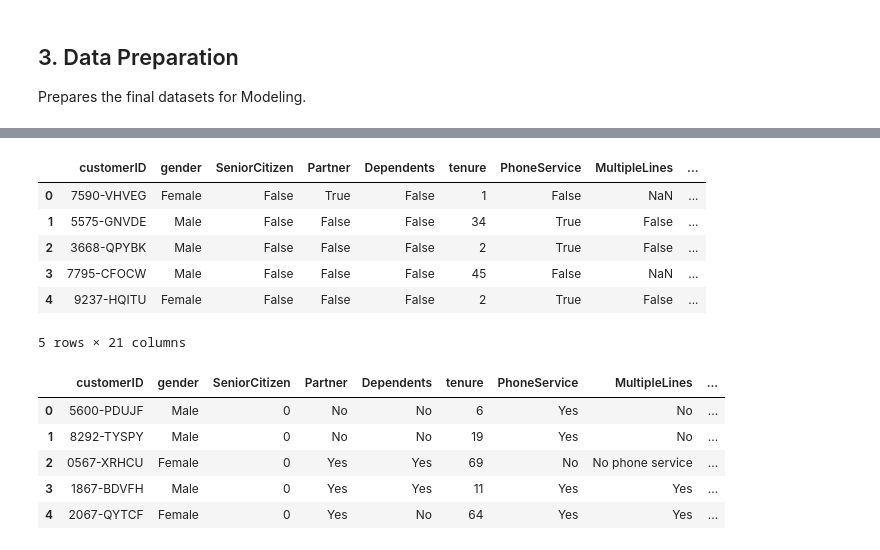
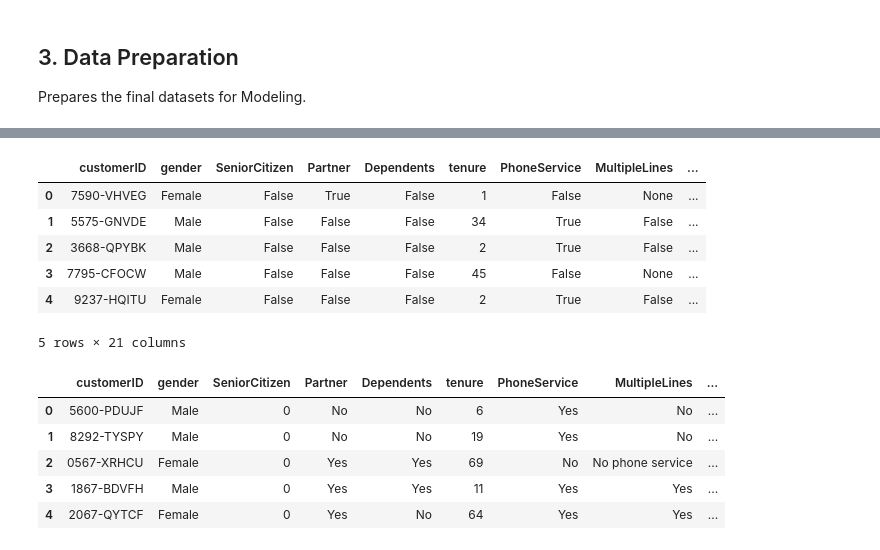
Before and after one commit to Amarquaye009/CUSTOMER-CHURN-ANALYSIS, a Jupyter notebook: Notebooks/main.ipynb, the cells around one changed output, grey strips where cells are left out. Cells and saved outputs as stored; diff of their text form; code cells hidden in the pictures.

```diff
--- a/Notebooks/main.ipynb
+++ b/Notebooks/main.ipynb
@@ -114,24 +141,32 @@ import subprocess
 # %%
 # Load environment variables from .env file into a dictionary
-# environment_variables = dotenv_values('.env')
+environment_variables = dotenv_values('.env')
 
-# server = 'dap-projects-database.database.windows.net'
-# database = 'dapDB'
-# username = 'LP2_project'
-# password = 'Stat$AndD@t@Rul3'
-# table_name = 'dbo.LP2_Telco_churn_first_3000'
+server = 'dap-projects-database.database.windows.net'
+database = 'dapDB'
+username = 'LP2_project'
+password = 'Stat$AndD@t@Rul3'
+table_name = 'dbo.LP2_Telco_churn_first_3000'
 
 # Connection string
-# conn_str = f'DRIVER={{SQL Server}};SERVER={server};DATABASE={database};UID={username};PWD={password}'
+conn_str = f'DRIVER={{SQL Server}};SERVER={server};DATABASE={database};UID={username};PWD={password}'
 
 # Connect to the database
-# conn = pyodbc.connect(conn_str)
+conn = pyodbc.connect(conn_str)
 
 # Query the database and load data into a DataFrame
-# query = "SELECT * FROM LP2_Telco_churn_first_3000"
-# data1 = pd.read_sql(query, conn)
+query = "SELECT * FROM LP2_Telco_churn_first_3000"
+data1 = pd.read_sql(query, conn)
 
-# data1.head(5)
+data1.head(5)
+# %% [output]
+|  | customerID | gender | SeniorCitizen | Partner | Dependents | tenure | PhoneService | MultipleLines | ... |
+| 0 | 7590-VHVEG | Female | False | True | False | 1 | False | None | ... |
+| 1 | 5575-GNVDE | Male | False | False | False | 34 | True | False | ... |
+| 2 | 3668-QPYBK | Male | False | False | False | 2 | True | False | ... |
+| 3 | 7795-CFOCW | Male | False | False | False | 45 | False | None | ... |
+| 4 | 9237-HQITU | Female | False | False | False | 2 | True | False | ... |
+5 rows × 21 columns
 # %%
 # saving data1 as csv file
 # data1 = pd.DataFrame(data1)
@@ -140,16 +175,8 @@ import subprocess
 # data1.to_csv('Datasets 1.csv', index=False)
 # %%
 # Read the saved Dataset 1.csv
-data1=pd.read_csv(r"C:\Users\lenovo\Documents\Documents\personal\Azubi Africa\Git Assignment\LP2 Repo\CUSTOMER-CHURN-ANALYSIS\Notebooks\Datasets 1.csv")
-data1.head()
+#data1=pd.read_csv(r"C:\Users\lenovo\Documents\Documents\personal\Azubi Africa\Git Assignment\LP2 Repo\CUSTOMER-CHURN-ANALYSIS\Notebooks\Datasets 1.csv")
+#data1.head()
-# %% [output]
-|  | customerID | gender | SeniorCitizen | Partner | Dependents | tenure | PhoneService | MultipleLines | ... |
-| 0 | 7590-VHVEG | Female | False | True | False | 1 | False | NaN | ... |
-| 1 | 5575-GNVDE | Male | False | False | False | 34 | True | False | ... |
-| 2 | 3668-QPYBK | Male | False | False | False | 2 | True | False | ... |
-| 3 | 7795-CFOCW | Male | False | False | False | 45 | False | NaN | ... |
-| 4 | 9237-HQITU | Female | False | False | False | 2 | True | False | ... |
-5 rows × 21 columns
 # %%
 
 # Raw URL of the dataset file
```
Also changed, not shown: parts of 14 cells of this notebook.
